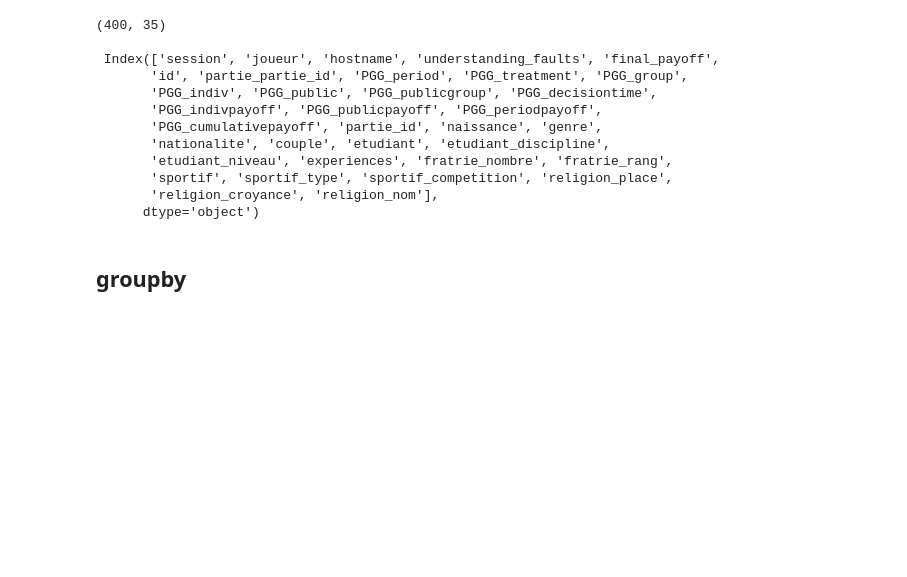
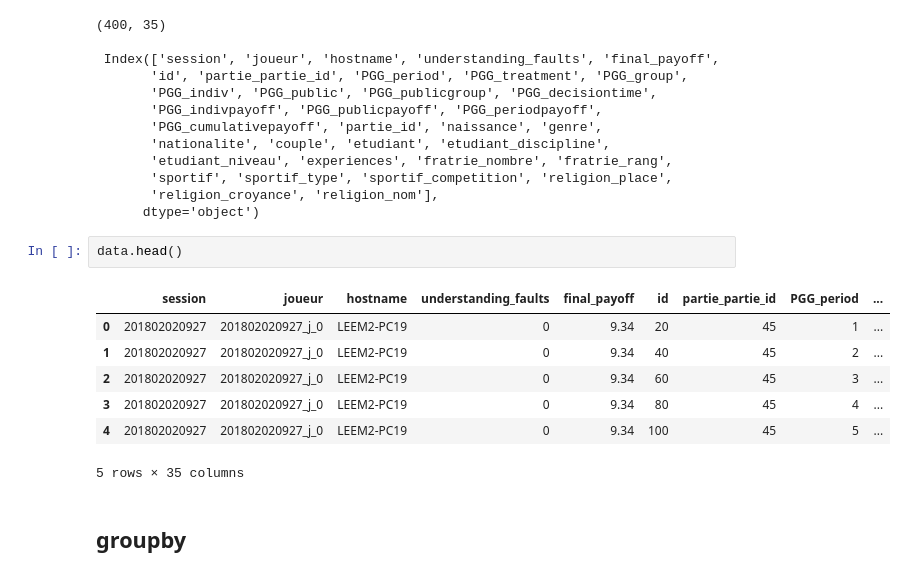
Before and after one commit to dimdub34/lyceens, a Jupyter notebook: pgg_analyses.ipynb, the cells around one changed output. Cells and saved outputs as stored; diff of their text form; blank space fills up the shorter version.

Commit message:
Add data.head

```diff
--- a/pgg_analyses.ipynb
+++ b/pgg_analyses.ipynb
@@ -42,6 +42,16 @@ print(data.shape, "\n\n", data.columns)
        'sportif', 'sportif_type', 'sportif_competition', 'religion_place',
        'religion_croyance', 'religion_nom'],
       dtype='object')
+# %%
+data.head()
+# %% [output]
+|  | session | joueur | hostname | understanding_faults | final_payoff | id | partie_partie_id | PGG_period | ... |
+| 0 | 201802020927 | 201802020927_j_0 | LEEM2-PC19 | 0 | 9.34 | 20 | 45 | 1 | ... |
+| 1 | 201802020927 | 201802020927_j_0 | LEEM2-PC19 | 0 | 9.34 | 40 | 45 | 2 | ... |
+| 2 | 201802020927 | 201802020927_j_0 | LEEM2-PC19 | 0 | 9.34 | 60 | 45 | 3 | ... |
+| 3 | 201802020927 | 201802020927_j_0 | LEEM2-PC19 | 0 | 9.34 | 80 | 45 | 4 | ... |
+| 4 | 201802020927 | 201802020927_j_0 | LEEM2-PC19 | 0 | 9.34 | 100 | 45 | 5 | ... |
+5 rows × 35 columns
 # %% [markdown]
 ## groupby
 # %%
```
